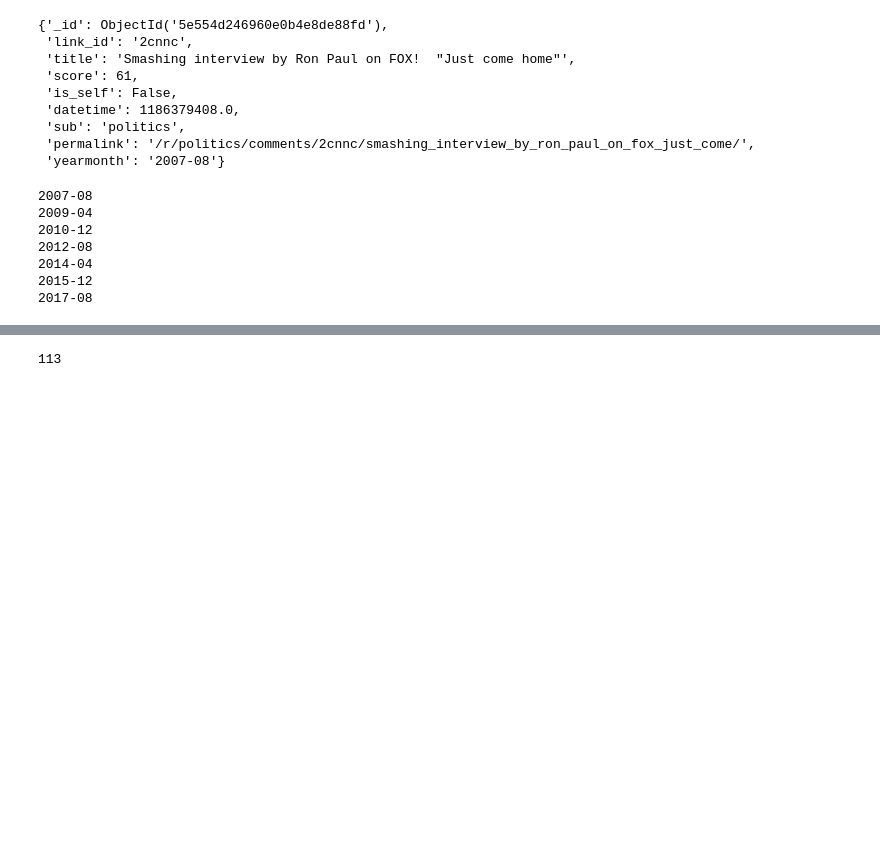
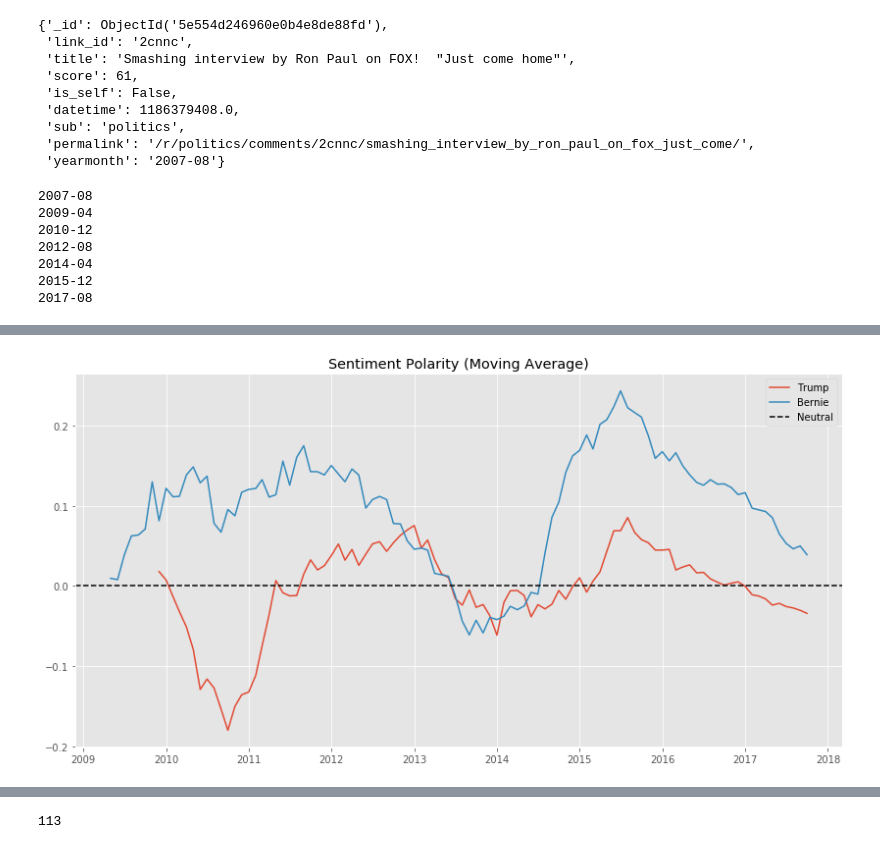
Before and after one commit to AustinPenner/Political-Polarization-on-Reddit, a Jupyter notebook: sentiment_analysis_by_post.ipynb, the cells around one changed output, grey strips where cells are left out. Cells and saved outputs as stored; diff of their text form; code cells hidden in the pictures; blank space fills up the shorter version.

Commit message:
adding plots of political issues

```diff
--- a/sentiment_analysis_by_post.ipynb
+++ b/sentiment_analysis_by_post.ipynb
@@ -108,5 +108,3 @@ for idx in range(len(yearmonths) - 1):
 2014-04
 2015-12
 2017-08
-# %%
-bernie_sentiment_vader = remove_before_null(bernie_sentiment_vader)
@@ -170,0 +141,24 @@ trump_sentiment_vader
+# %%
+data_dicts = [(remove_before_null(trump_sentiment_vader), 'Trump'),
+              (remove_before_null(bernie_sentiment_vader), 'Bernie')]#,
+#               (remove_before_null(obama_sentiment_vader), 'Obama')]
+
+N = 12
+fig, axes = plt.subplots(1, 1, figsize=(14, 7))
+
+years = mdates.YearLocator()
+months = mdates.MonthLocator()
+years_fmt = mdates.DateFormatter('%Y')
+
+for data_dict, topic in data_dicts:
+    dates = [datetime.strptime(k, '%Y-%m').date() for k, _ in sorted(data_dict.items())]
+    awp = [v['avg_wght_pol'] for _, v in sorted(data_dict.items())]
+    awp_ma = np.convolve(np.array(awp), np.ones((N,))/N, mode='valid')
+
+    axes.plot(dates[N-1:], awp_ma, label=topic)
+    axes.set_title('Sentiment Polarity (Moving Average)')
+
+axes.axhline(0, c='k', linestyle='--', label='Neutral')
+_ = plt.legend()
+# %% [output]
+[figure, added]
```
Also changed, not shown: parts of 14 cells of this notebook.
